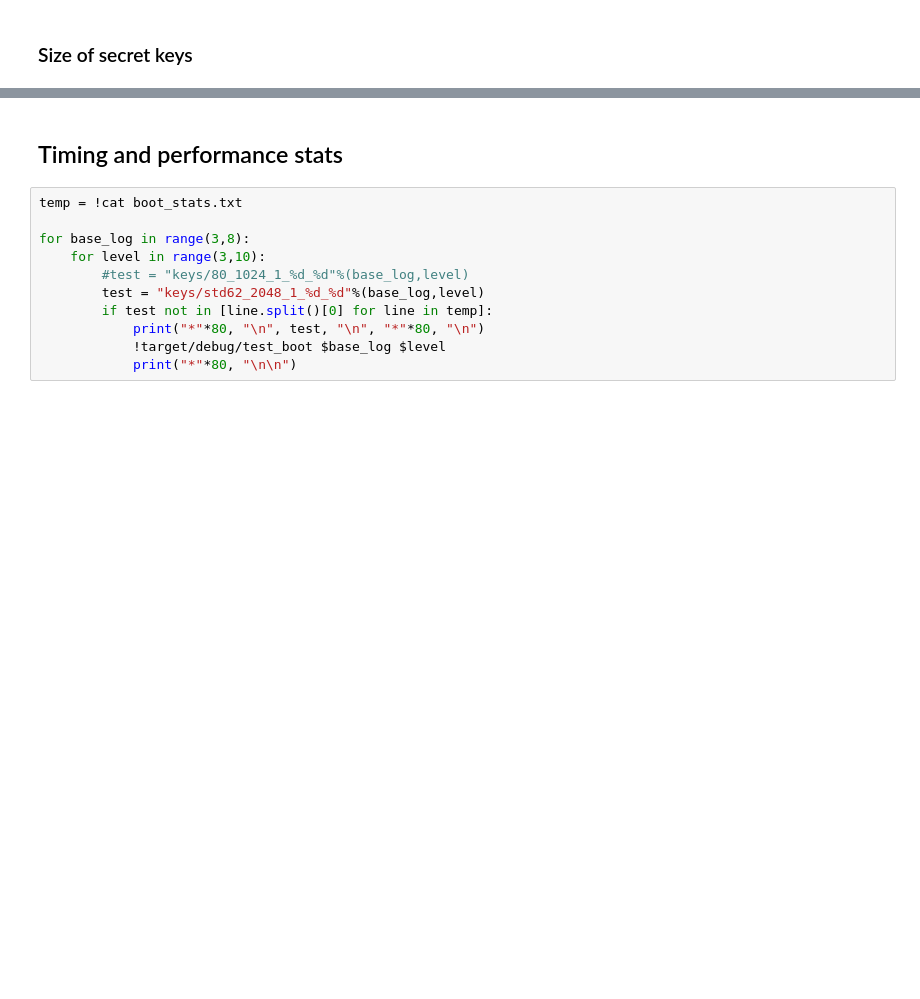
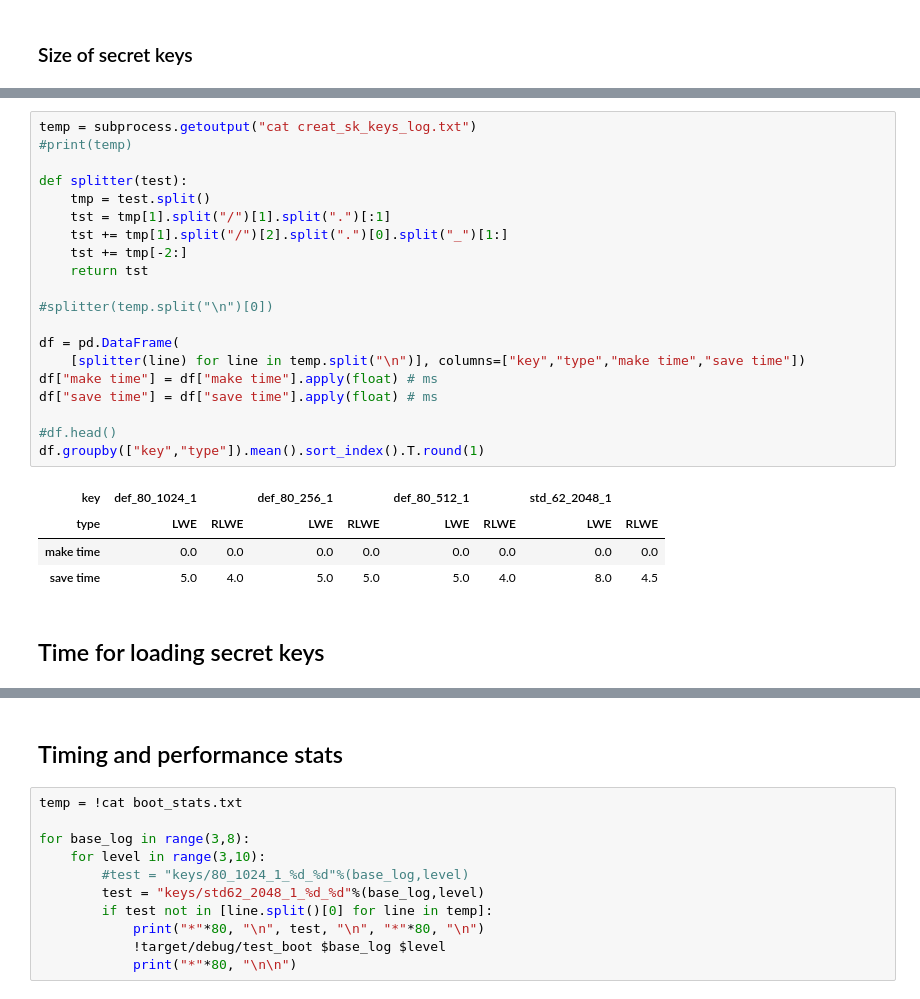
Before and after one commit to rickardbrannvall/HEIDA, a Jupyter notebook: examples/test_performance/basic_stats.ipynb, the cells around one changed output, grey strips where cells are left out. Cells and saved outputs as stored; diff of their text form; blank space fills up the shorter version.

```diff
--- a/examples/test_performance/basic_stats.ipynb
+++ b/examples/test_performance/basic_stats.ipynb
@@ -87,0 +115,27 @@ df.pivot_table(values="disk", index="level", columns=["poly", "base_log"])
+# %%
+temp = subprocess.getoutput("cat creat_sk_keys_log.txt")
+#print(temp)
+
+def splitter(test):
+    tmp = test.split()
+    tst = tmp[1].split("/")[1].split(".")[:1]
+    tst += tmp[1].split("/")[2].split(".")[0].split("_")[1:]
+    tst += tmp[-2:]
+    return tst
+
+#splitter(temp.split("\n")[0])
+
+df = pd.DataFrame(
+    [splitter(line) for line in temp.split("\n")], columns=["key","type","make time","save time"])
+df["make time"] = df["make time"].apply(float) # ms
+df["save time"] = df["save time"].apply(float) # ms
+
+#df.head()
+df.groupby(["key","type"]).mean().sort_index().T.round(1)
+# %% [output]
+| key | def_80_1024_1 |  | def_80_256_1 |  | def_80_512_1 |  | std_62_2048_1 |  |
+| type | LWE | RLWE | LWE | RLWE | LWE | RLWE | LWE | RLWE |
+| make time | 0.0 | 0.0 | 0.0 | 0.0 | 0.0 | 0.0 | 0.0 | 0.0 |
+| save time | 5.0 | 4.0 | 5.0 | 5.0 | 5.0 | 4.0 | 8.0 | 4.5 |
+# %% [markdown]
+## Time for loading secret keys
```
Also changed, not shown: parts of 16 cells of this notebook, 5 other files.
